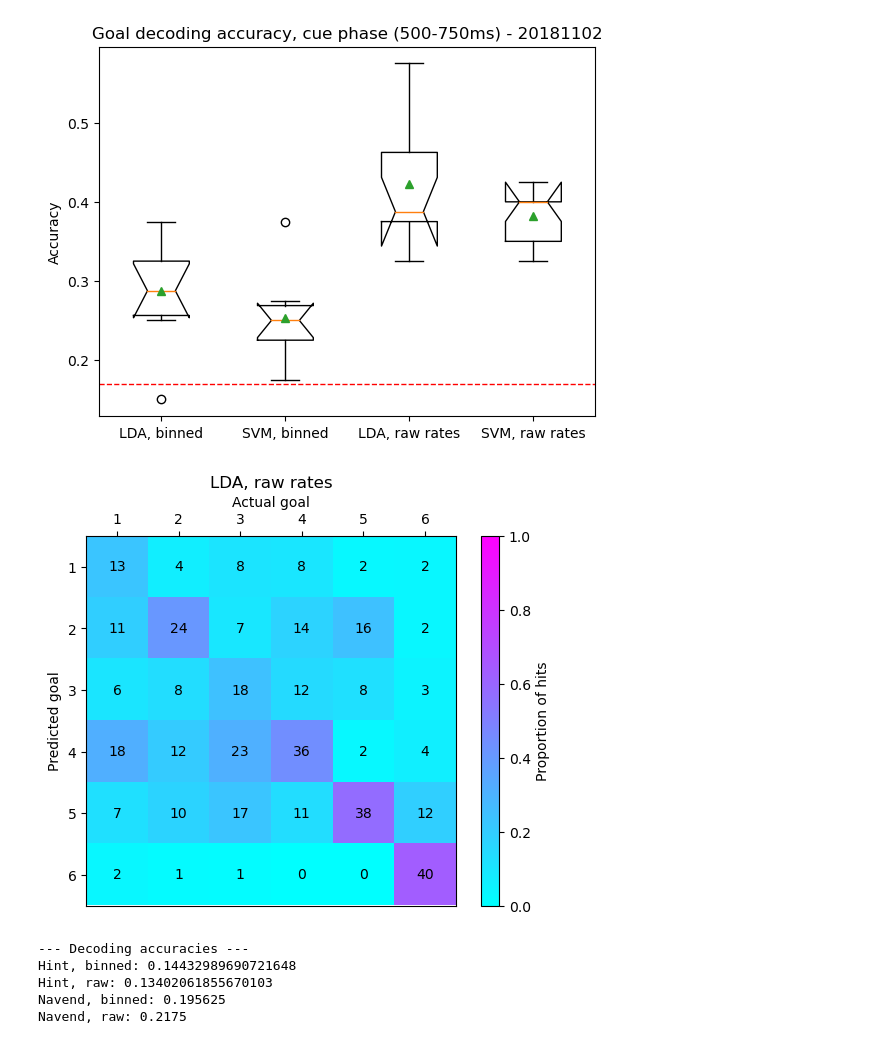
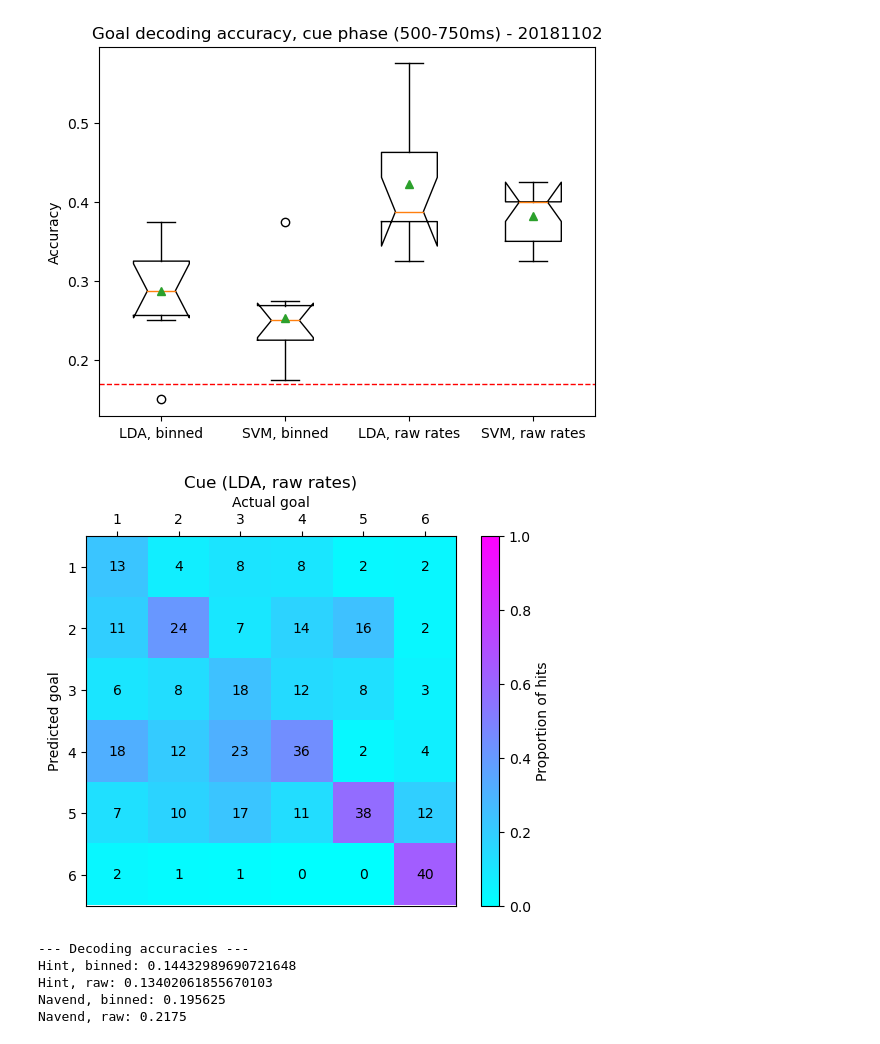
Before and after one commit to josephchengyx/Hippocampus_Decoding, a Jupyter notebook: hint_responses_v2.ipynb, the cells around one changed output. Cells and saved outputs as stored; diff of their text form; code cells hidden in the pictures.

```diff
--- a/hint_responses_v2.ipynb
+++ b/hint_responses_v2.ipynb
@@ -388,30 +388,30 @@ plt.show()
 # %%
 # Plot confusion matrix
 # Convert counts to proportion of predictions
-conf_mat_title = 'LDA, raw rates'  # Select which confusion matrix to plot
+conf_mat_title = 'Cue (LDA, raw rates)'  # Select which confusion matrix to plot
 conf_mat_plot = conf_mat3
 num_goals = conf_mat_plot.shape[0]
 col_sums = np.sum(conf_mat_plot, axis=0)
 conf_mat_prop = np.empty_like(conf_mat_plot)
 for col, val in enumerate(col_sums):
     conf_mat_prop[:,col] = conf_mat_plot[:,col] / val
 
 plt.figure()
 ax = plt.gca()
 plt.title(conf_mat_title)
 plt.imshow(conf_mat_prop, cmap='cool', vmin=0, vmax=1)
 plt.colorbar(label='Proportion of hits')
 plt.xticks(np.arange(num_goals), labels=np.arange(1, num_goals+1))
 plt.yticks(np.arange(num_goals), labels=np.arange(1, num_goals+1))
 plt.tick_params(top=True, labeltop=True, bottom=False, labelbottom=False)
 plt.xlabel('Actual goal')
 plt.ylabel('Predicted goal')
 ax.xaxis.set_label_position('top')
 for i, row in enumerate(conf_mat_plot):
     for j, val in enumerate(row):
         ax.text(j, i, f'{val:.0f}', ha='center', va='center', color='k')
 # %% [output]
-[figure, old version]
+[figure, new version]
 # %%
 class ResponseClassifier():
     def __init__(self, model):
```
Also changed, not shown: parts of 3 cells of this notebook.
